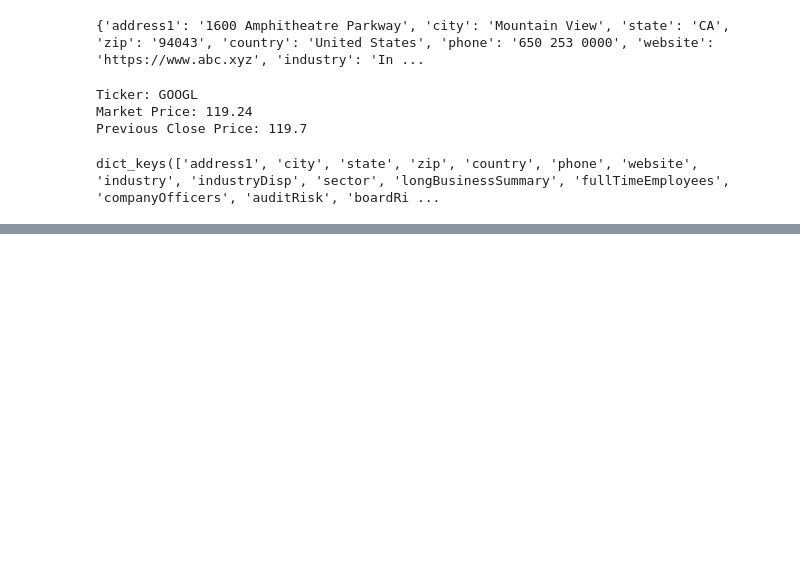
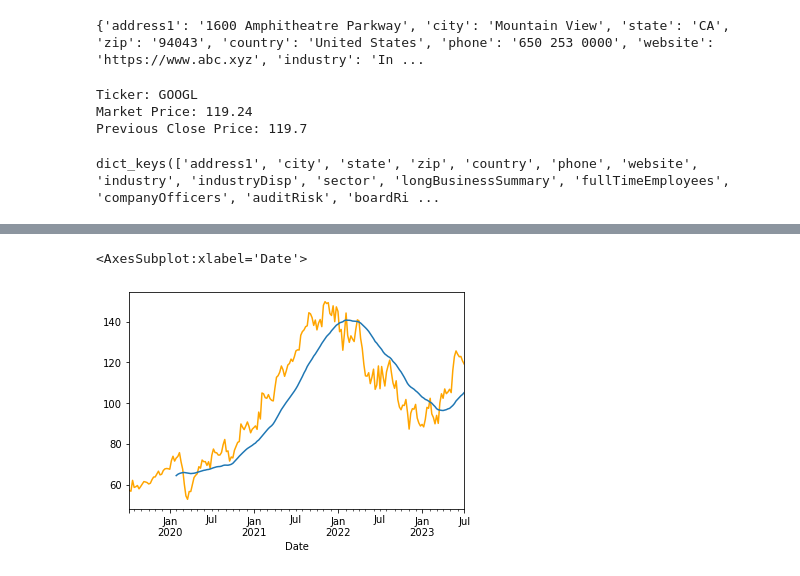
Before and after one commit to mullallyjr/finance, a Jupyter notebook: pull.ipynb, the cells around one changed output, grey strips where cells are left out. Cells and saved outputs as stored; diff of their text form; code cells hidden in the pictures; blank space fills up the shorter version.

```diff
--- a/pull.ipynb
+++ b/pull.ipynb
@@ -58,0 +60,7 @@ class Figure(plotly.basedatatypes.BaseFigure)
+# %%
+data['SMA30'] = data['Close'].rolling(30).mean()
+data['Open'].plot(label='Open', color='orange')
+data['SMA30'].plot(label='SMA')
+# %% [output]
+<AxesSubplot:xlabel='Date'>
+[figure, added]
```
Also changed, not shown: parts of 3 cells of this notebook.
